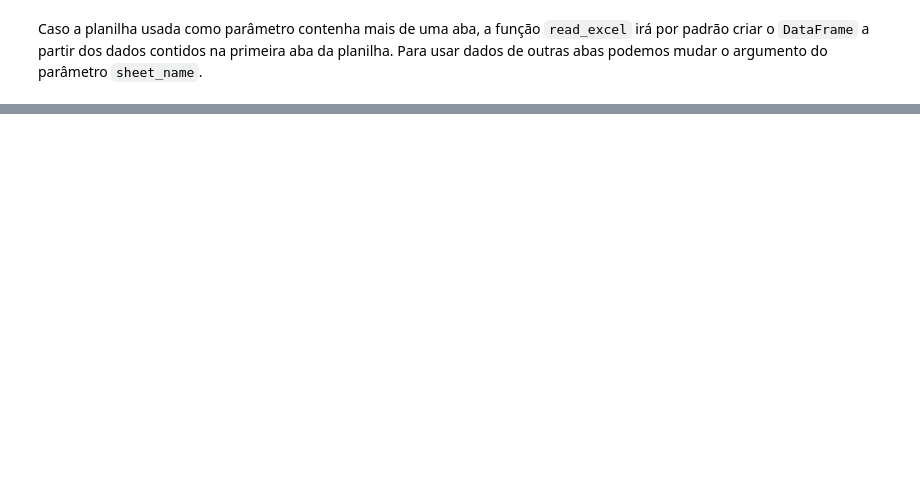
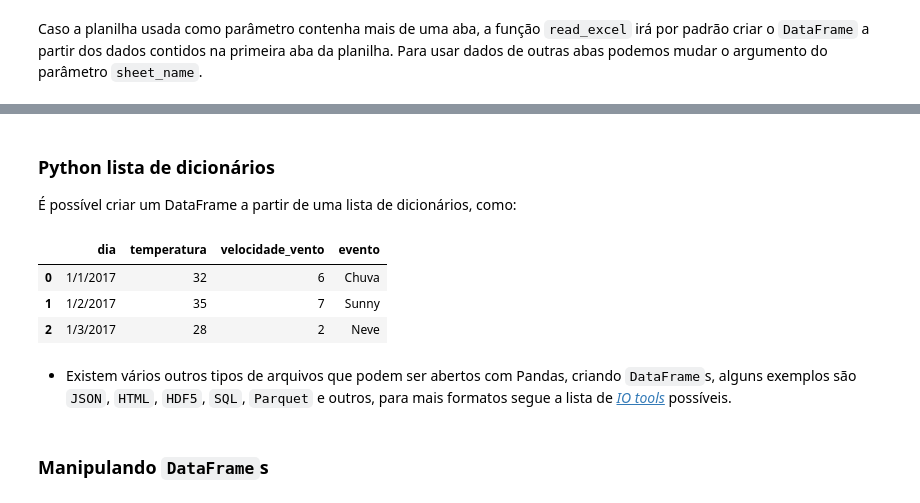
Before and after one commit to genomika/pandas-workshop, a Jupyter notebook: workshop-python_pandas_gnmk.ipynb, the cells around one changed output, grey strips where cells are left out. Drawn from its saved outputs; the diff is of its cells as text; code cells hidden in the pictures; blank space fills up the shorter version.

```diff
--- a/workshop-python_pandas_gnmk.ipynb
+++ b/workshop-python_pandas_gnmk.ipynb
@@ -113,0 +210,21 @@ aba_raw_df = planilha_completa["RAW"]
+# %% [markdown]
+### Python lista de dicionários
+
+É possível criar um DataFrame a partir de uma lista de dicionários, como:
+# %%
+climas_datas = [
+    {'dia': '1/1/2017', 'temperatura': 32, 'velocidade_vento': 6,'evento': 'Chuva'},
+    {'dia': '1/2/2017', 'temperatura': 35, 'velocidade_vento': 7,'evento': 'Sunny'},
+    {'dia': '1/3/2017', 'temperatura': 28, 'velocidade_vento': 2,'evento': 'Neve'}
+]
+df = pd.DataFrame(climas_datas)
+df
+# %% [output]
+|  | dia | temperatura | velocidade_vento | evento |
+| 0 | 1/1/2017 | 32 | 6 | Chuva |
+| 1 | 1/2/2017 | 35 | 7 | Sunny |
+| 2 | 1/3/2017 | 28 | 2 | Neve |
+# %% [markdown]
+* Existem vários outros tipos de arquivos que podem ser abertos com Pandas, criando `DataFrame`s, alguns exemplos são `JSON`, `HTML`, `HDF5`, `SQL`, `Parquet` e outros, para mais formatos segue a lista de [*IO tools*](https://pandas.pydata.org/pandas-docs/stable/user_guide/io.html) possíveis.
+# %% [markdown]
+### Manipulando `DataFrame`s
```
Also changed, not shown: parts of 15 cells of this notebook.
